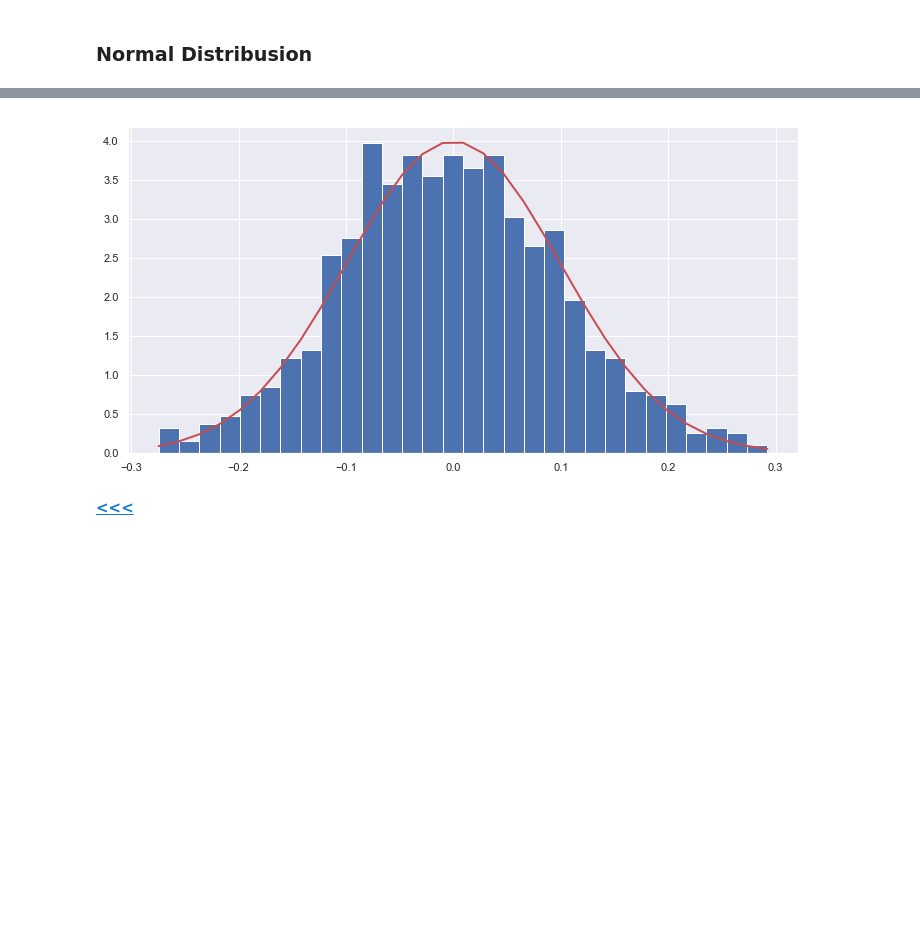
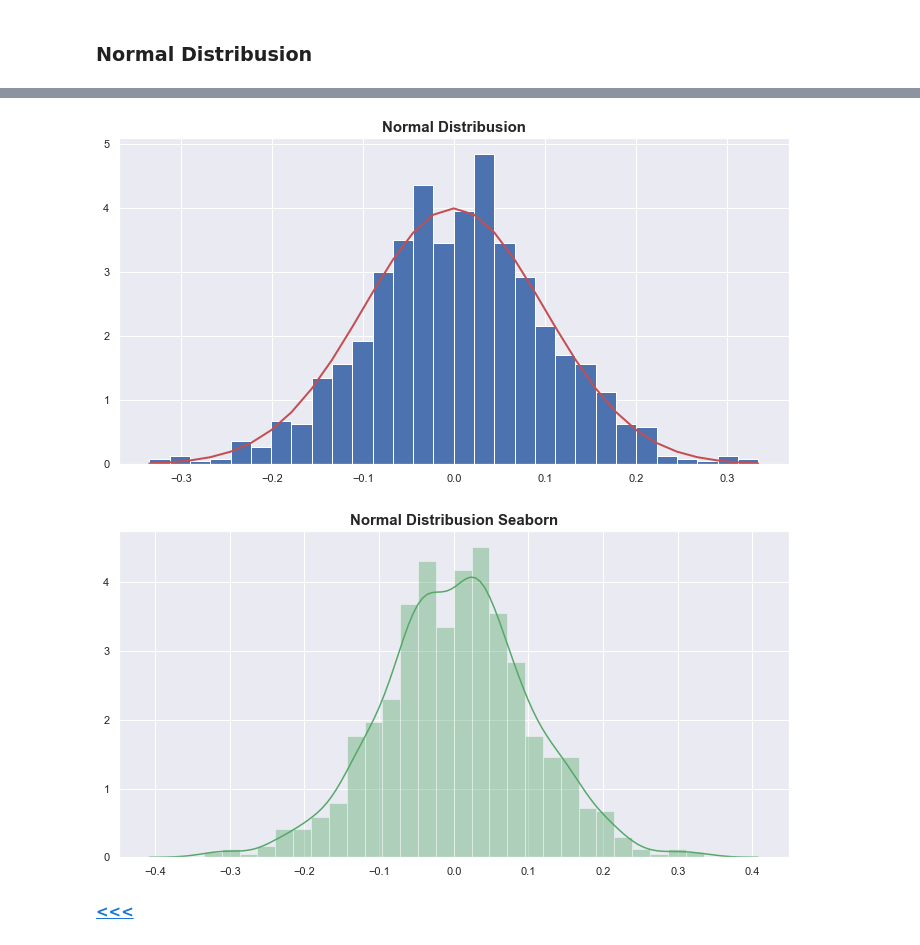
Before and after one commit to G00376332/52465_Assignment, a Jupyter notebook: Numpy_Assignment.ipynb, the cells around one changed output, grey strips where cells are left out. Saved outputs shown, nothing was run; the diff lists cells and outputs as text; code cells hidden in the pictures; blank space fills up the shorter version.

```diff
--- a/Numpy_Assignment.ipynb
+++ b/Numpy_Assignment.ipynb
@@ -444,17 +466,32 @@ The Normal distribution, also known as the Gaussian distribution, is a probabili
 # %%
-mu, sigma = 0, 0.1 # mean and standard deviation
+# Import all libraries
+import numpy as np
+import matplotlib.pyplot as plt
+import seaborn as sns
+import matplotlib.pyplot as plt
+from scipy import stats
+
+# define mean and standard deviation
+mu, sigma = 0, 0.1
 s = np.random.normal(mu, sigma, 1000)
 abs(mu - np.mean(s)) < 0.01
 abs(sigma - np.std(s, ddof=1)) < 0.01
 # defines chart size
 plt.figure(figsize=(12,6))
+# plot Normal Distribution
 count, bins, ignored = plt.hist(s, 30, density=True)
 plt.plot(bins, 1/(sigma * np.sqrt(2 * np.pi)) *
                np.exp( - (bins - mu)**2 / (2 * sigma**2) ),
          linewidth=2, color='r')
+plt.title("Normal Distribusion", fontweight="bold", fontsize=15)
 plt.show()
+# plot Normal Distribution with Seaborn - much shorter code version
+plt.figure(figsize=(12,6))
+plt.title("Normal Distribusion Seaborn", fontweight="bold", fontsize=15)
+sns.distplot(s, color="g");
 # %% [output]
-[figure, old version]
+[figure, new version]
+[figure, added]
 # %% [markdown]
  [**<<<**](#table)
 # %% [markdown]
```
Also changed, not shown: parts of 25 cells of this notebook.
